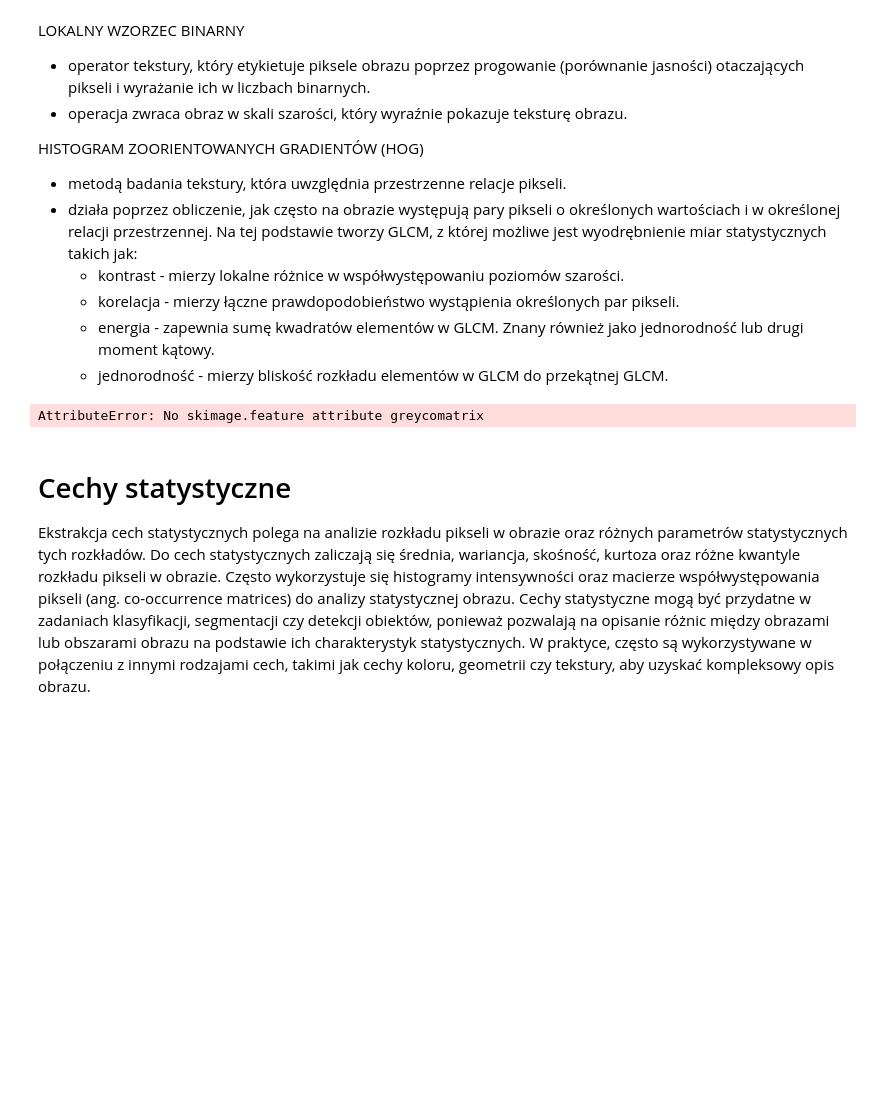
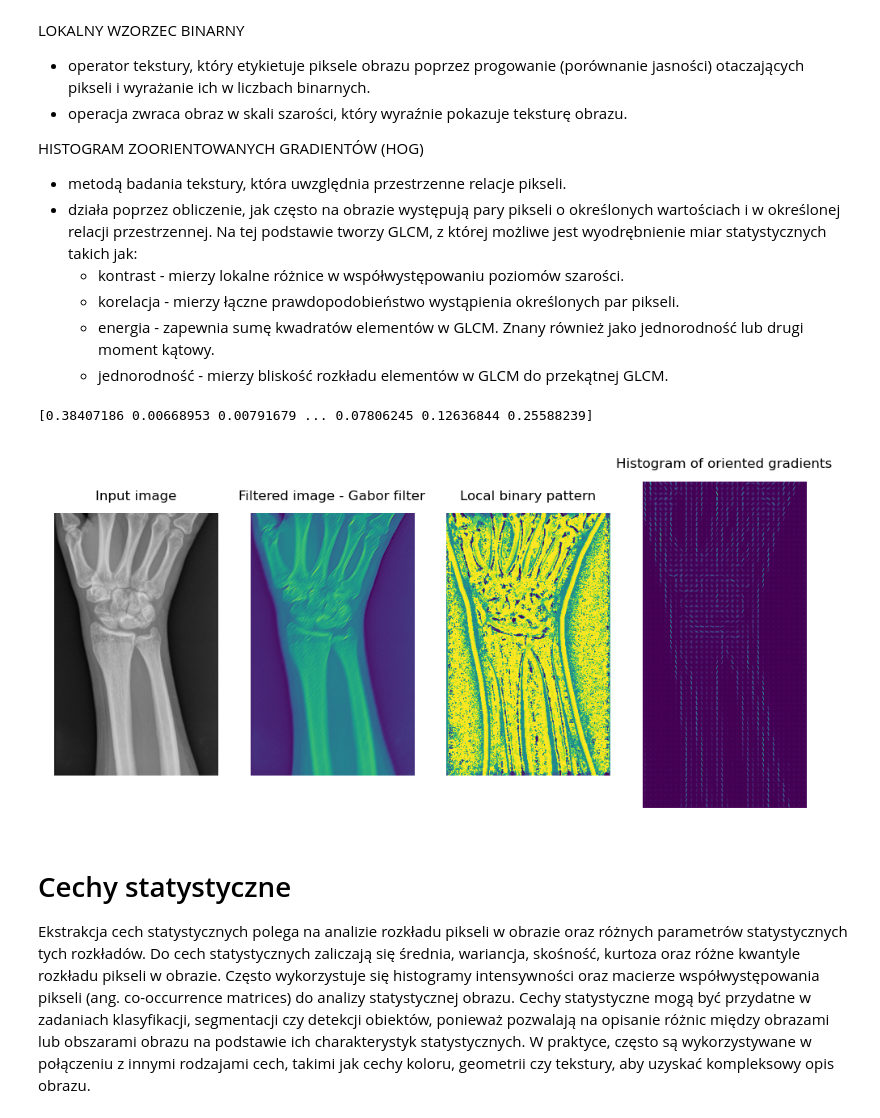
Before and after one commit to aflorkowska/Image-Processing, a Jupyter notebook: PL/10_Ekstrakcja cech z obrazu.ipynb, the cells around one changed output. Drawn from its saved outputs; the diff is of its cells as text; code cells hidden in the pictures; blank space fills up the shorter version.

```diff
--- a/PL/10_Ekstrakcja cech z obrazu.ipynb
+++ b/PL/10_Ekstrakcja cech z obrazu.ipynb
@@ -187,46 +191,49 @@ def LBP(image, numPoints, radius, eps = 1e-7):
 
 def HOG(image):
     gray = cv2.cvtColor(image, cv2.COLOR_BGR2GRAY)
-    graycom = feature.greycomatrix(gray, [1], [0, np.pi/4, np.pi/2, 3*np.pi/4], levels=256)
-    return graycom
+    resized_img = resize(gray, (128*4, 64*4))
+    hog_features, hog_image = hog(resized_img, orientations=9, pixels_per_cell=(8, 8),
+                	cells_per_block=(2, 2), visualize=True)
+    return hog_features, hog_image
 
 theta = np.pi / 4
 sigma = 1.0
 frequency = 1.0
 
 image_filtered_withGaborFilter = gabor_filter(image, theta, sigma, frequency)
 histogram, image_LBP = LBP(image, 24, 8)
-HOG_matrix = HOG(image)
+features_matrix, HOG_image = HOG(image)
 
-contrast = feature.greycoprops(graycom, 'contrast')
-dissimilarity = feature.greycoprops(graycom, 'dissimilarity')
-homogeneity = feature.greycoprops(graycom, 'homogeneity')
-energy = feature.greycoprops(graycom, 'energy')
-correlation = feature.greycoprops(graycom, 'correlation')
-ASM = feature.greycoprops(graycom, 'ASM')
+# contrast = feature.greycoprops(graycom, 'contrast')
+# dissimilarity = feature.greycoprops(graycom, 'dissimilarity')
+# homogeneity = feature.greycoprops(graycom, 'homogeneity')
+# energy = feature.greycoprops(graycom, 'energy')
+# correlation = feature.greycoprops(graycom, 'correlation')
+# ASM = feature.greycoprops(graycom, 'ASM')
 
-print(f"Contrast: {contrast}, \n Dissimilarity: {dissimilarity}, \n, Homogeneity: {homogeneity} \n, Energy: {energy}, \n Correlation: {correlation}, \n and ASM: {ASM}.")
+# print(f"Contrast: {contrast}, \n Dissimilarity: {dissimilarity}, \n, Homogeneity: {homogeneity} \n, Energy: {energy}, \n Correlation: {correlation}, \n and ASM: {ASM}.")
 
 plt.figure(figsize=(6, 6), dpi=200)
 plt.subplot(1, 4, 1)
 plt.imshow(image)
 plt.axis('off')
 plt.title("Input image", fontsize=6)
 plt.subplot(1, 4, 2)
 plt.imshow(image_filtered_withGaborFilter)
 plt.axis('off')
 plt.title("Filtered image - Gabor filter", fontsize=6)
 plt.subplot(1, 4, 3)
 plt.imshow(image_LBP)
 plt.axis('off')
 plt.title("Local binary pattern", fontsize=6)
 plt.subplot(1, 4, 4)
-plt.imshow(image_LBP)
+plt.imshow(HOG_image)
 plt.axis('off')
 plt.title("Histogram of oriented gradients", fontsize=6)
 plt.show()
 # %% [output]
-AttributeError: No skimage.feature attribute greycomatrix
+[0.38407186 0.00668953 0.00791679 ... 0.07806245 0.12636844 0.25588239]
+[figure, added]
 # %% [markdown]
 # Cechy statystyczne
 Ekstrakcja cech statystycznych polega na analizie rozkładu pikseli w obrazie oraz różnych parametrów statystycznych tych rozkładów. Do cech statystycznych zaliczają się średnia, wariancja, skośność, kurtoza oraz różne kwantyle rozkładu pikseli w obrazie. Często wykorzystuje się histogramy intensywności oraz macierze współwystępowania pikseli (ang. co-occurrence matrices) do analizy statystycznej obrazu. Cechy statystyczne mogą być przydatne w zadaniach klasyfikacji, segmentacji czy detekcji obiektów, ponieważ pozwalają na opisanie różnic między obrazami lub obszarami obrazu na podstawie ich charakterystyk statystycznych. W praktyce, często są wykorzystywane w połączeniu z innymi rodzajami cech, takimi jak cechy koloru, geometrii czy tekstury, aby uzyskać kompleksowy opis obrazu.
```
Also changed, not shown: parts of 2 cells of this notebook.
